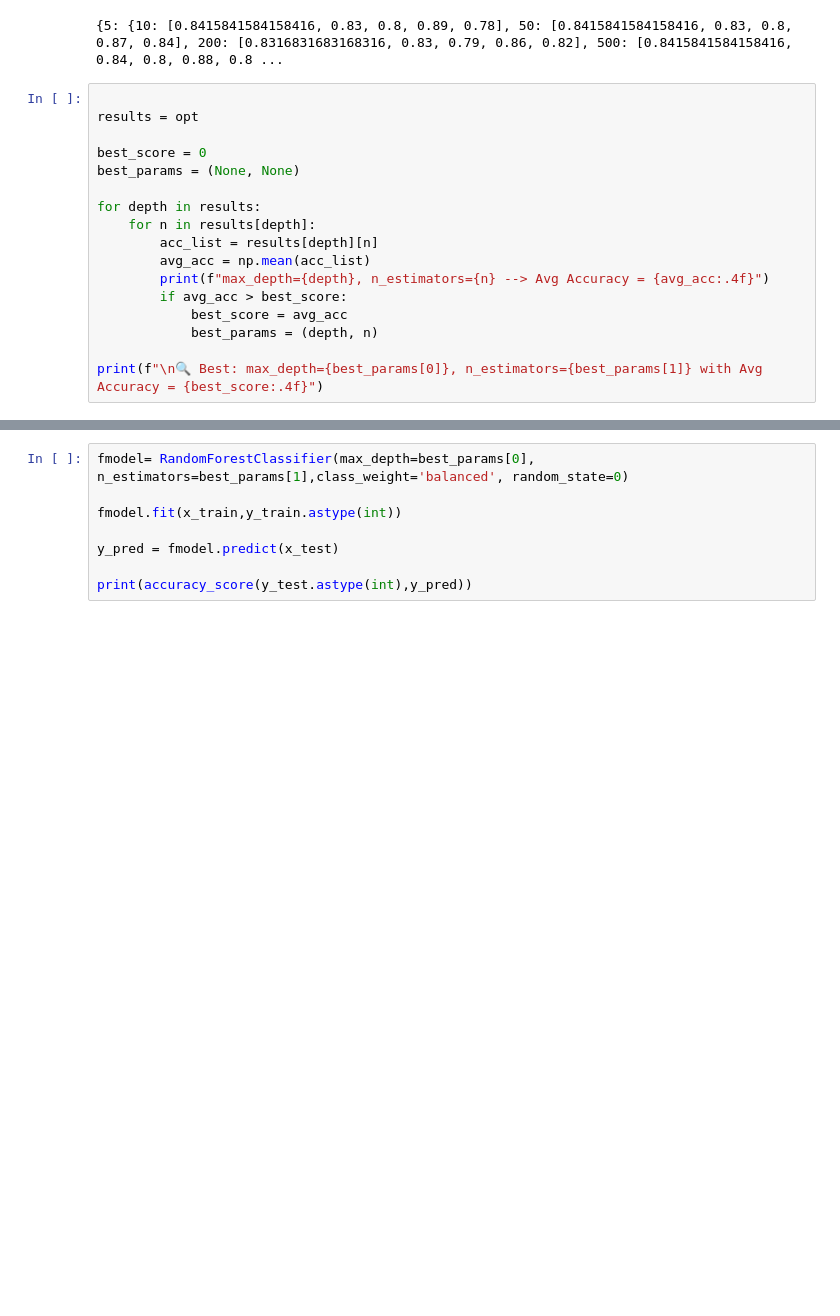
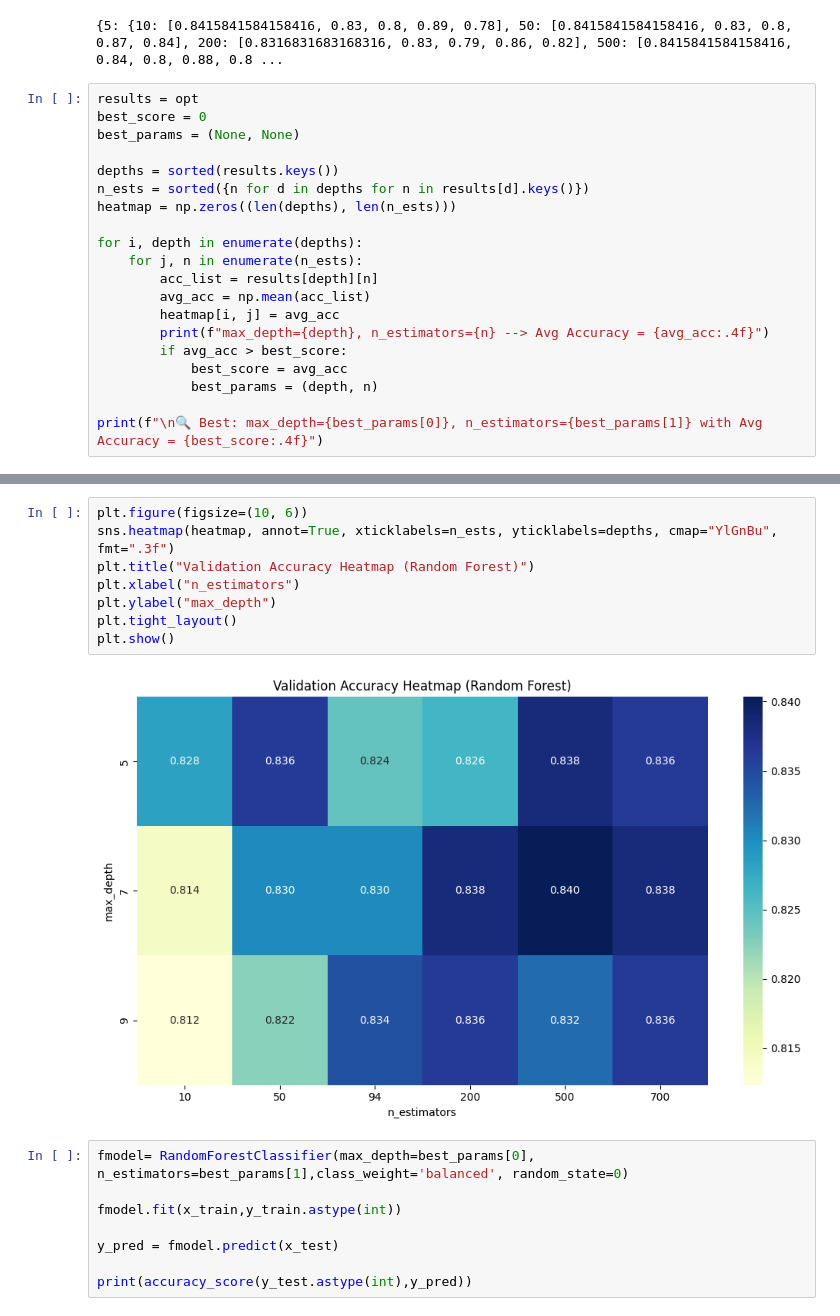
Before and after one commit to ChaitanyaParate/Data-science-and-Machine-Learning-with-python, a Jupyter notebook: breast-cancer-classification.ipynb, the cells around one changed output, grey strips where cells are left out. Cells and saved outputs as stored; diff of their text form; blank space fills up the shorter version.

```diff
--- a/breast-cancer-classification.ipynb
+++ b/breast-cancer-classification.ipynb
@@ -586,16 +586,19 @@ print(opt)
 # %% [output]
 {5: {10: [0.8415841584158416, 0.83, 0.8, 0.89, 0.78], 50: [0.8415841584158416, 0.83, 0.8, 0.87, 0.84], 200: [0.8316831683168316, 0.83, 0.79, 0.86, 0.82], 500: [0.8415841584158416, 0.84, 0.8, 0.88, 0.8 ...
 # %%
-
 results = opt
-
 best_score = 0
 best_params = (None, None)
 
-for depth in results:
-    for n in results[depth]:
+depths = sorted(results.keys())
+n_ests = sorted({n for d in depths for n in results[d].keys()})
+heatmap = np.zeros((len(depths), len(n_ests)))
+
+for i, depth in enumerate(depths):
+    for j, n in enumerate(n_ests):
         acc_list = results[depth][n]
         avg_acc = np.mean(acc_list)
+        heatmap[i, j] = avg_acc
         print(f"max_depth={depth}, n_estimators={n} --> Avg Accuracy = {avg_acc:.4f}")
         if avg_acc > best_score:
             best_score = avg_acc
@@ -623,6 +626,16 @@ max_depth=9, n_estimators=94 --> Avg Accuracy = 0.8343
 max_depth=9, n_estimators=700 --> Avg Accuracy = 0.8364
 
 🔍 Best: max_depth=7, n_estimators=500 with Avg Accuracy = 0.8403
+# %%
+plt.figure(figsize=(10, 6))
+sns.heatmap(heatmap, annot=True, xticklabels=n_ests, yticklabels=depths, cmap="YlGnBu", fmt=".3f")
+plt.title("Validation Accuracy Heatmap (Random Forest)")
+plt.xlabel("n_estimators")
+plt.ylabel("max_depth")
+plt.tight_layout()
+plt.show()
+# %% [output]
+[figure, added]
 # %%
 fmodel= RandomForestClassifier(max_depth=best_params[0], n_estimators=best_params[1],class_weight='balanced', random_state=0)
 
```
Also changed, not shown: parts of 1 cell of this notebook.
